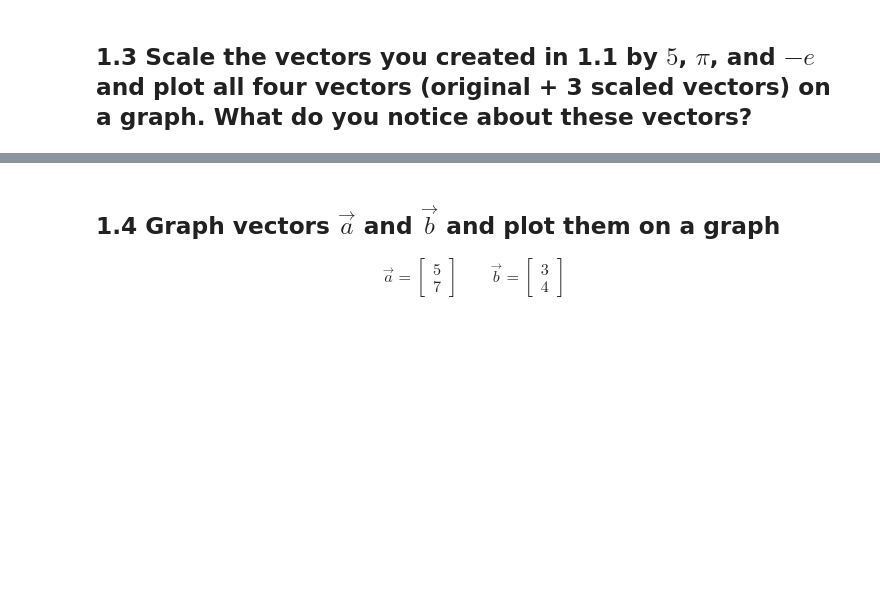
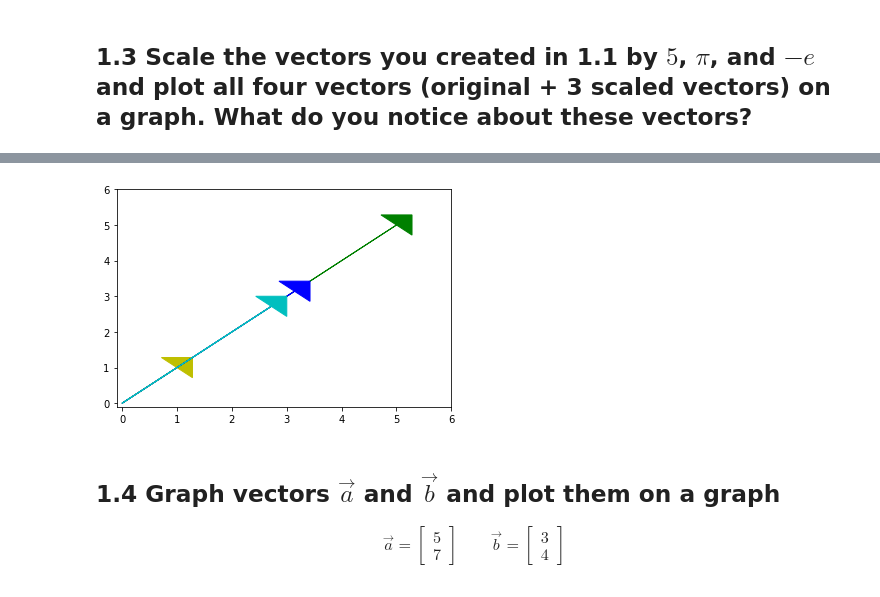
Before and after one commit to bloominstituteoftechnology/DS-Unit-1-Sprint-3-Linear-Algebra, a Jupyter notebook: module1-vectors-and-matrices/LS_DS_131_Vectors_and_Matrices_Assignment.ipynb, the cells around one changed output, grey strips where cells are left out. Saved outputs shown, nothing was run; the diff lists cells and outputs as text; code cells hidden in the pictures; blank space fills up the shorter version.

```diff
--- a/module1-vectors-and-matrices/LS_DS_131_Vectors_and_Matrices_Assignment.ipynb
+++ b/module1-vectors-and-matrices/LS_DS_131_Vectors_and_Matrices_Assignment.ipynb
@@ -20,3 +44,17 @@ print(pi)
+# %%
+from math import e, pi
+
+plt.arrow(0, 0, two_d_vec[0][0], two_d_vec[1][0], head_width=0.8, head_length=0.4, color = 'y')
+plt.arrow(0, 0, 5*two_d_vec[0][0], 5*two_d_vec[1][0], head_width=0.8, head_length=0.4, color = 'g')
+plt.arrow(0, 0, pi*two_d_vec[0][0], pi*two_d_vec[1][0], head_width=0.8, head_length=0.4, color = 'b')
+plt.arrow(0, 0, e*two_d_vec[0][0], e*two_d_vec[1][0], head_width=0.8, head_length=0.4, color = 'c')
+
+
+plt.ylim((-0.1, 6))
+plt.xlim((-0.1, 6))
+plt.show()
+# %% [output]
+[figure, added]
 # %% [markdown]
 ## 1.4 Graph vectors $\vec{a}$ and $\vec{b}$ and plot them on a graph
 
```
Also changed, not shown: parts of 21 cells of this notebook.
